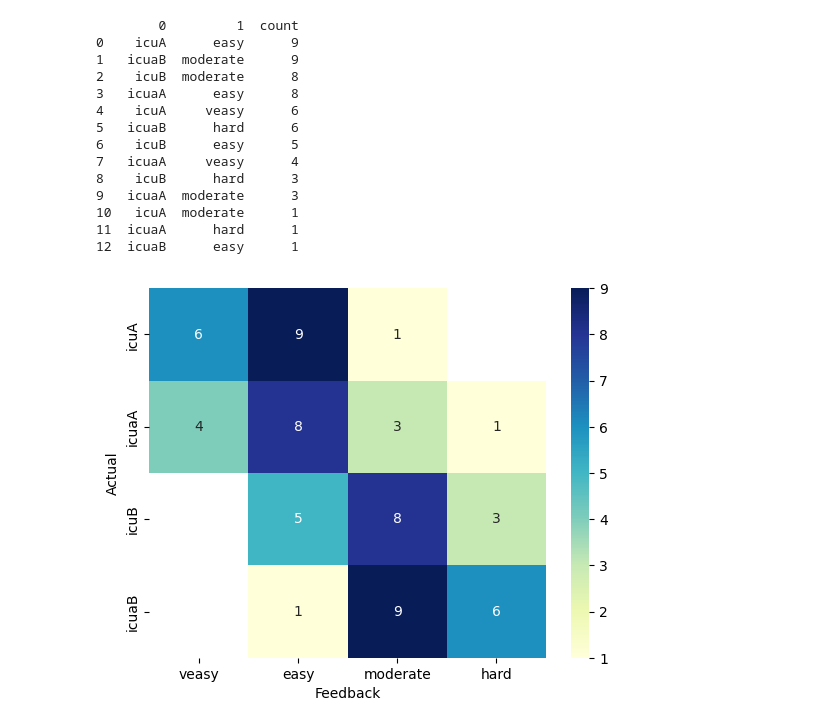
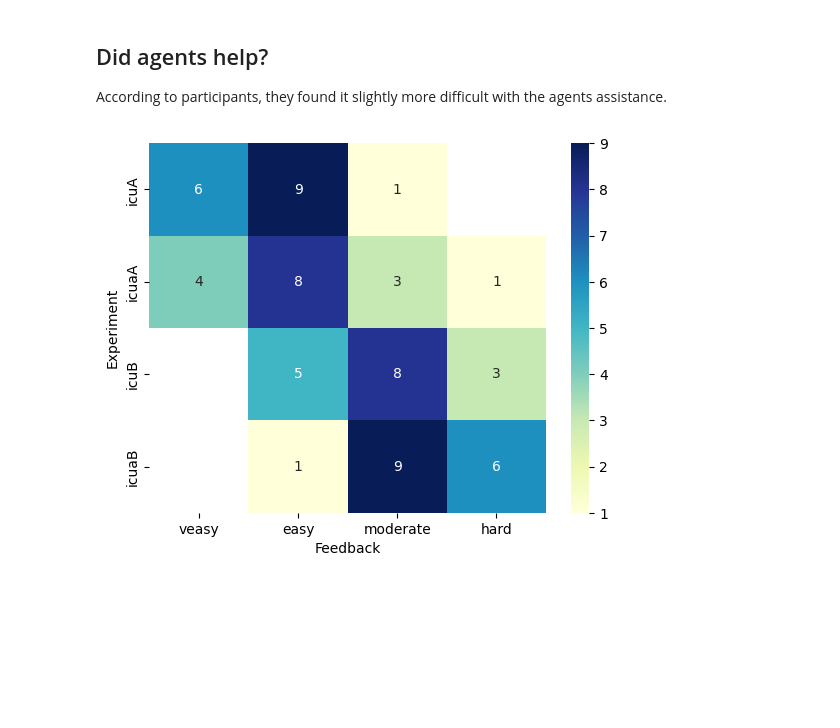
Before and after one commit to dicelab-rhul/icua-data-analysis, a Jupyter notebook: demographics.ipynb, the cells around one changed output. Drawn from its saved outputs; the diff is of its cells as text; code cells hidden in the pictures; blank space fills up the shorter version.

```diff
--- a/demographics.ipynb
+++ b/demographics.ipynb
@@ -251,41 +287,25 @@ Overall Correlation: 0.6381
 # %%
 # Visualises actual difficulty and perceived difficulty (via feedback).
 # It looks like the agents made things slightly worse here...
 
+markdown("## Did agents help?\n According to participants, they found it slightly more difficult with the agents assistance.")
 df = get_demographics_data()
 counts_df = pd.DataFrame(np.concatenate([df[[i, f'S{i}']].to_numpy() for i in range(4)], axis=0))
 pd.set_option("display.max_rows", 1000)
 counts_df = pd.DataFrame(counts_df.value_counts()).reset_index()
-print(counts_df)
-
 # Pivot the dataframe to create a matrix-like structure
 heatmap_data = counts_df.pivot(columns=1, index=0, values='count')
 heatmap_data.fillna(0)
 heatmap_data = heatmap_data[['veasy', 'easy', 'moderate', 'hard']]
 heatmap_data = heatmap_data.reindex(['icuA','icuaA','icuB', 'icuaB'])
-
 # Create the heatmap using seaborn
 sns.heatmap(heatmap_data, annot=True, cmap="YlGnBu")
-
 # Set the labels for the x-axis and y-axis
 plt.xlabel('Feedback')
-plt.ylabel('Actual')
-
+plt.ylabel('Experiment')
 # Display the heatmap
 plt.show()
 # %% [output]
-        0         1  count
-0    icuA      easy      9
-1   icuaB  moderate      9
-2    icuB  moderate      8
-3   icuaA      easy      8
-4    icuA     veasy      6
-5   icuaB      hard      6
-6    icuB      easy      5
-7   icuaA     veasy      4
-8    icuB      hard      3
-9   icuaA  moderate      3
-10   icuA  moderate      1
-11  icuaA      hard      1
-12  icuaB      easy      1
+## Did agents help?
+ According to participants, they found it slightly more difficult with the agents assistance.
-[figure, old version]
+[figure, new version]
```
Also changed, not shown: parts of 7 cells of this notebook, 3 other files.
